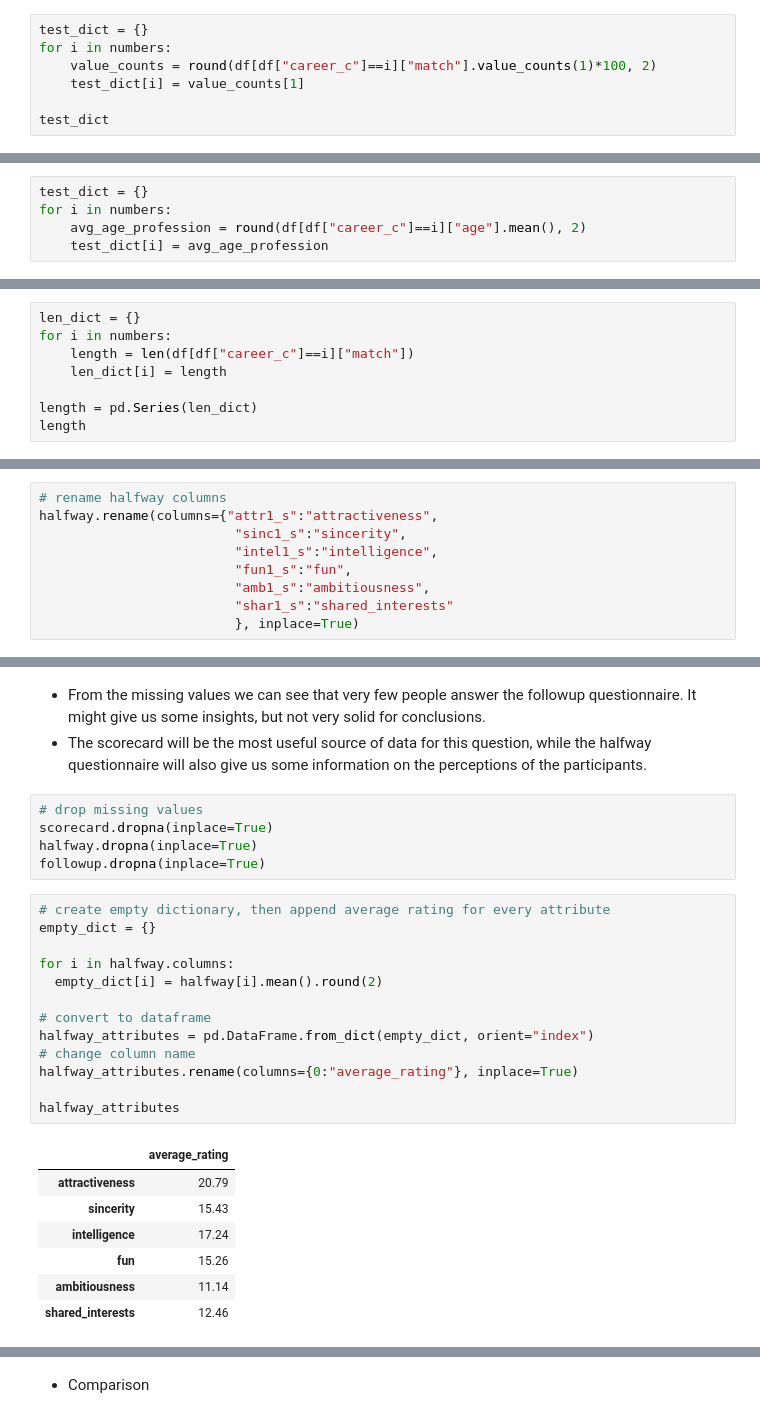
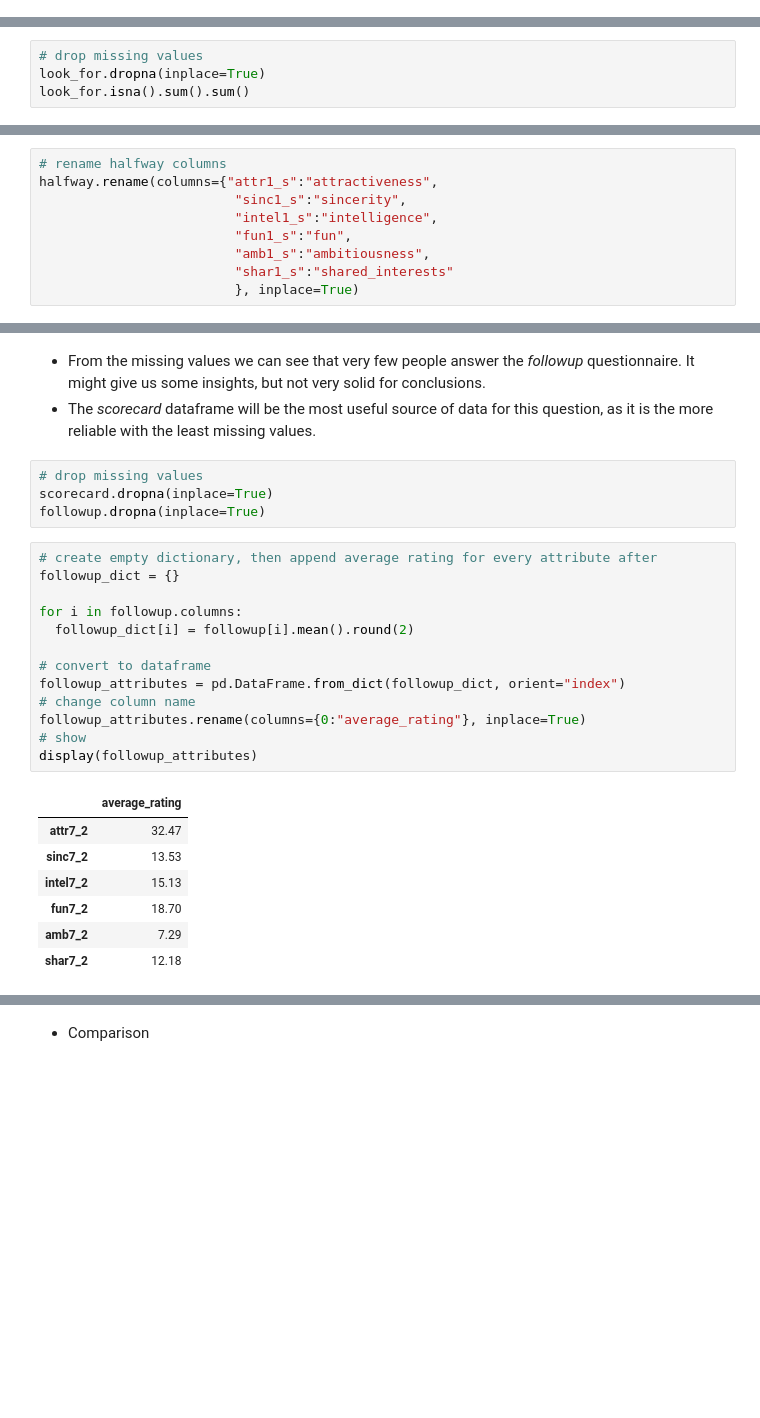
Before and after one commit to davidegc1/EDA_SpeedDating, a Jupyter notebook: Speed_dating.ipynb, the cells around one changed output, grey strips where cells are left out. Drawn from its saved outputs; the diff is of its cells as text; blank space fills up the shorter version.

```diff
--- a/Speed_dating.ipynb
+++ b/Speed_dating.ipynb
@@ -497,7 +186,0 @@ length
-# %%
-test_dict = {}
-for i in numbers:
-    value_counts = round(df[df["career_c"]==i]["match"].value_counts(1)*100, 2)
-    test_dict[i] = value_counts[1]
-
-test_dict
@@ -512,5 +186,0 @@ profession_match[profession_match["quantity"]>50].sort_values(by="match_percenta
-# %%
-test_dict = {}
-for i in numbers:
-    avg_age_profession = round(df[df["career_c"]==i]["age"].mean(), 2)
-    test_dict[i] = avg_age_profession
@@ -572,8 +308,0 @@ interests
-# %%
-len_dict = {}
-for i in numbers:
-    length = len(df[df["career_c"]==i]["match"])
-    len_dict[i] = length
-
-length = pd.Series(len_dict)
-length
@@ -647,0 +376,4 @@ look_for.head()
+# %%
+# drop missing values
+look_for.dropna(inplace=True)
+look_for.isna().sum().sum()
@@ -981,30 +720,29 @@ dtype: int64
 # %% [markdown]
-- From the missing values we can see that very few people answer the followup questionnaire. It might give us some insights, but not very solid for conclusions.
-- The scorecard will be the most useful source of data for this question, while the halfway questionnaire will also give us some information on the perceptions of the participants.
+- From the missing values we can see that very few people answer the _followup_ questionnaire. It might give us some insights, but not very solid for conclusions.
+- The _scorecard_ dataframe will be the most useful source of data for this question, as it is the more reliable with the least missing values.
 # %%
 # drop missing values
 scorecard.dropna(inplace=True)
-halfway.dropna(inplace=True)
 followup.dropna(inplace=True)
 # %%
-# create empty dictionary, then append average rating for every attribute
-empty_dict = {}
+# create empty dictionary, then append average rating for every attribute after
+followup_dict = {}
 
-for i in halfway.columns:
-  empty_dict[i] = halfway[i].mean().round(2)
+for i in followup.columns:
+  followup_dict[i] = followup[i].mean().round(2)
 
 # convert to dataframe
-halfway_attributes = pd.DataFrame.from_dict(empty_dict, orient="index")
+followup_attributes = pd.DataFrame.from_dict(followup_dict, orient="index")
 # change column name
-halfway_attributes.rename(columns={0:"average_rating"}, inplace=True)
-
-halfway_attributes
+followup_attributes.rename(columns={0:"average_rating"}, inplace=True)
+# show
+display(followup_attributes)
 # %% [output]
 |  | average_rating |
-| attractiveness | 20.79 |
-| sincerity | 15.43 |
-| intelligence | 17.24 |
-| fun | 15.26 |
-| ambitiousness | 11.14 |
-| shared_interests | 12.46 |
+| attr7_2 | 32.47 |
+| sinc7_2 | 13.53 |
+| intel7_2 | 15.13 |
+| fun7_2 | 18.70 |
+| amb7_2 | 7.29 |
+| shar7_2 | 12.18 |
 # %%
```
Also changed, not shown: parts of 215 cells of this notebook, 1 other file.
